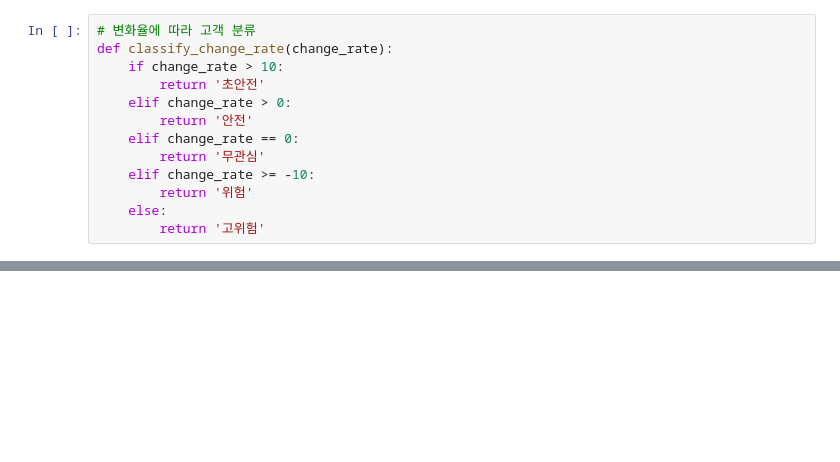
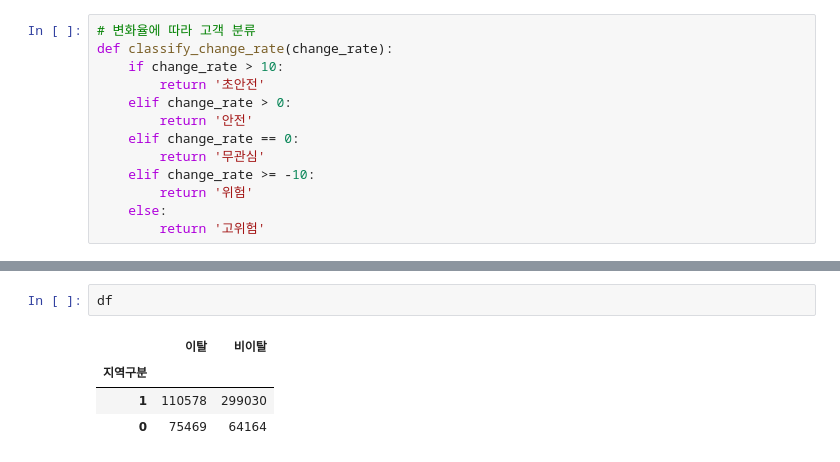
Before and after one commit to iMBanker-iM2030/IM2030, a Jupyter notebook: notebook/hi_1111.ipynb, the cells around one changed output, grey strips where cells are left out. Cells and saved outputs as stored; diff of their text form; blank space fills up the shorter version.

```diff
--- a/notebook/hi_1111.ipynb
+++ b/notebook/hi_1111.ipynb
@@ -88,0 +467,7 @@ df_12.groupby(['연령대', '분기'])['자산변화량'].transform('mean')
+# %%
+df
+# %% [output]
+|  | 이탈 | 비이탈 |
+| 지역구분 |  |  |
+| 1 | 110578 | 299030 |
+| 0 | 75469 | 64164 |
```
Also changed, not shown: parts of 47 cells of this notebook, 2 other files.
